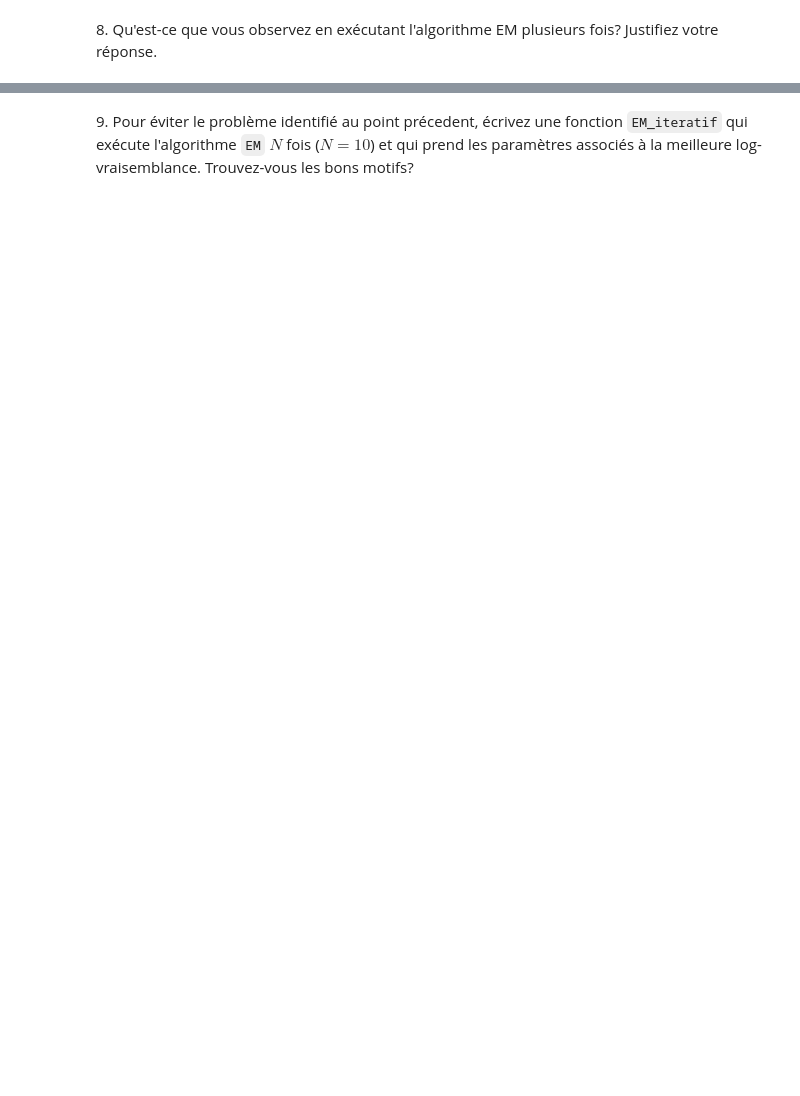
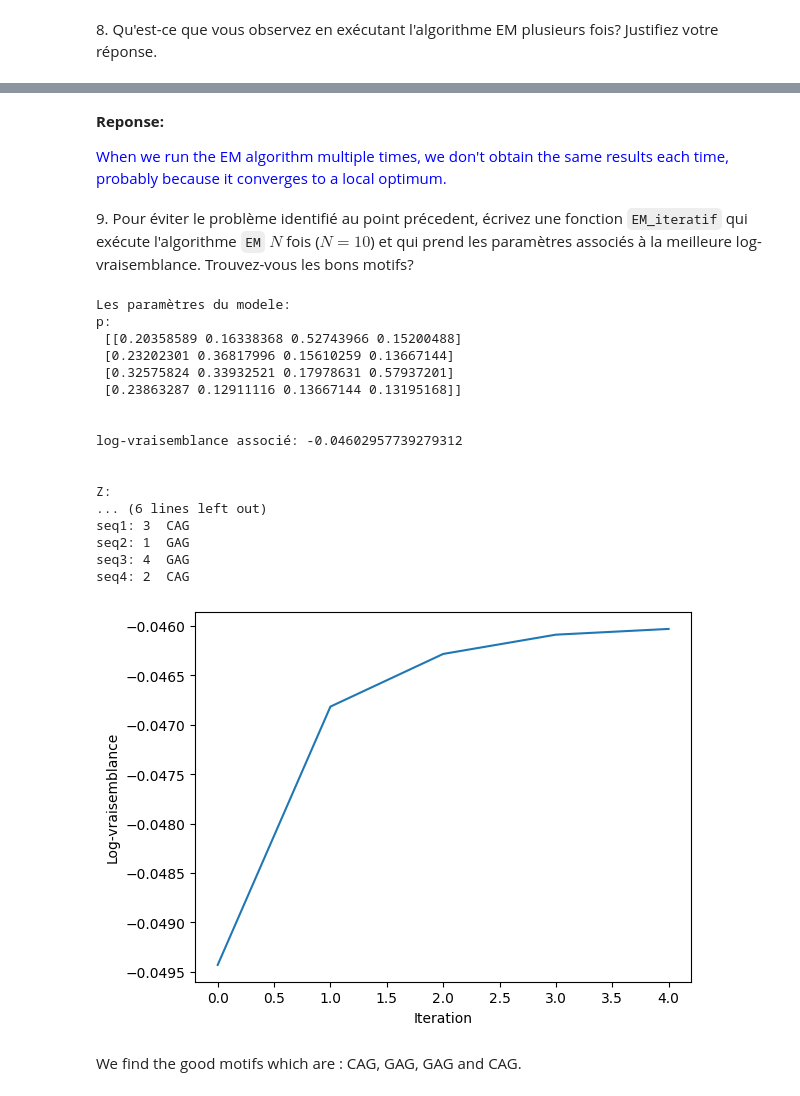
Before and after one commit to EliiseNicolas/M1_S2_BIM, a Jupyter notebook: SBAS/tme09/SBAS_TME_09_ANTON_NICOLAS.ipynb, the cells around one changed output, grey strips where cells are left out. Cells and saved outputs as stored; diff of their text form; code cells hidden in the pictures; blank space fills up the shorter version.

```diff
--- a/SBAS/tme09/SBAS_TME_09_ANTON_NICOLAS.ipynb
+++ b/SBAS/tme09/SBAS_TME_09_ANTON_NICOLAS.ipynb
@@ -288,23 +338,61 @@ analyse_results(EMResults,seqs)
+# %% [markdown]
+<b>Reponse:</b>
+
+<font color="blue">
+When we run the EM algorithm multiple times, we don't obtain the same results each time, probably because it converges to a local optimum.
+</font>
 # %% [markdown]
 9\. Pour éviter le problème identifié au point précedent, écrivez une fonction `EM_iteratif` qui exécute l'algorithme `EM` $N$ fois ($N=10$) et qui prend les paramètres associés à la meilleure log-vraisemblance. Trouvez-vous les bons motifs?
 # %%
 def EM_iteratif(T, seqs, w, alph, eps):
     """
     Implement a iterative version of Expectation Maximisation algorithm
     input T : number of iterations
     input seqs : list of sequences
     input w : motif length
     input eps : threahold
     output P : position probability matrix
     output Z :  matrix of motif start positions
     output lLikelihood : log likelihood of P
     output pos_motif : positions of motifs in seqs
     """
+    best_likelihood = -np.inf
+    best_p = None
+    best_lLikelihood = None
+    best_z = None
+    best_pos_motif = None
 
-    #complete
+    for i in range(T) :
+        p, lLikelihood, z, pos_motif = ExpectationMaximisation(seqs, w, alph, eps)
+        if lLikelihood[-1] > best_likelihood :
+            best_p, best_lLikelihood, best_z, best_pos_motif = p, lLikelihood, z, pos_motif
+            best_likelihood = lLikelihood[-1]
+
+    return (best_p, best_lLikelihood, best_z, best_pos_motif)
 
 
 eps = 10**-4
 T=10
 meilleurEM = EM_iteratif(T, seqs, w, nts, eps)
 analyse_results(meilleurEM,seqs)
+# %% [output]
+Les paramètres du modele:
+p:
+ [[0.20358589 0.16338368 0.52743966 0.15200488]
+ [0.23202301 0.36817996 0.15610259 0.13667144]
+ [0.32575824 0.33932521 0.17978631 0.57937201]
+ [0.23863287 0.12911116 0.13667144 0.13195168]]
+
+
+log-vraisemblance associé: -0.04602957739279312
+
+
+Z:
+... (6 lines left out)
+seq1: 3  CAG
+seq2: 1  GAG
+seq3: 4  GAG
+seq4: 2  CAG
+[figure, added]
+# %% [markdown]
+We find the good motifs which are : CAG, GAG, GAG and CAG.
```
Also changed, not shown: parts of 8 cells of this notebook.
